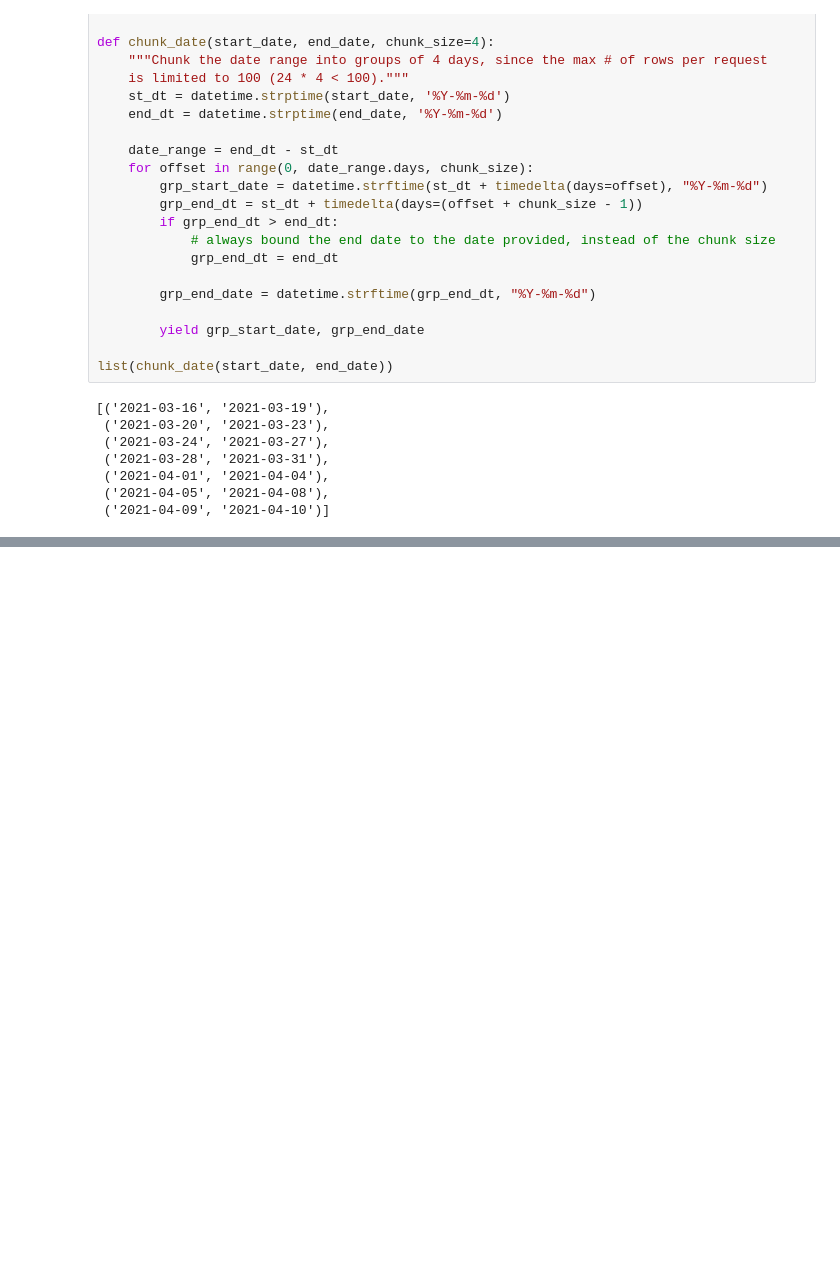
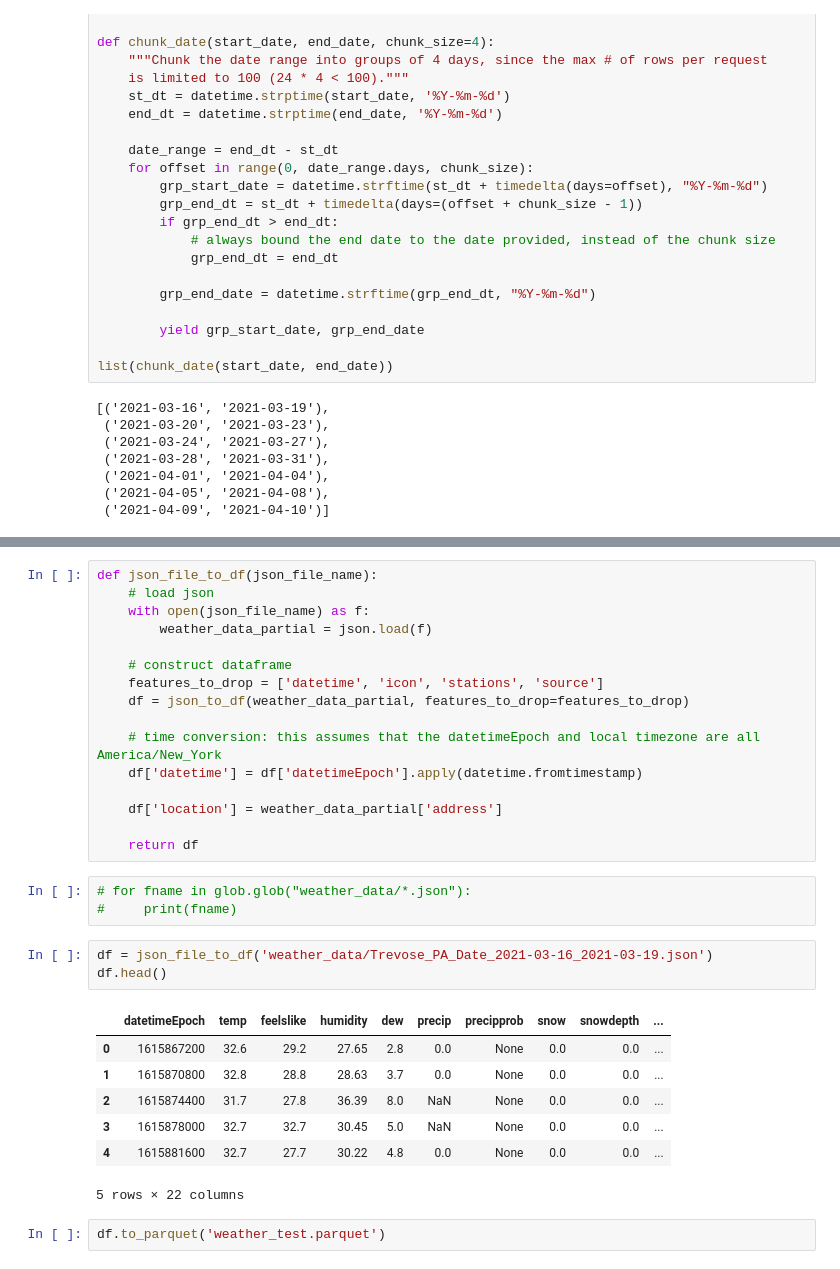
Before and after one commit to qcabel/park-recommendation, a Jupyter notebook: get_weather_data.ipynb, the cells around one changed output, grey strips where cells are left out. Drawn from its saved outputs; the diff is of its cells as text; blank space fills up the shorter version.

```diff
--- a/get_weather_data.ipynb
+++ b/get_weather_data.ipynb
@@ -473,0 +475,32 @@ Fetching weather data for Pottstown,PA @ 2021-03-16 -> 2021-03-19
+# %%
+def json_file_to_df(json_file_name):
+    # load json
+    with open(json_file_name) as f:
+        weather_data_partial = json.load(f)
+
+    # construct dataframe
+    features_to_drop = ['datetime', 'icon', 'stations', 'source']
+    df = json_to_df(weather_data_partial, features_to_drop=features_to_drop)
+
+    # time conversion: this assumes that the datetimeEpoch and local timezone are all America/New_York
+    df['datetime'] = df['datetimeEpoch'].apply(datetime.fromtimestamp)
+
+    df['location'] = weather_data_partial['address']
+
+    return df
+# %%
+# for fname in glob.glob("weather_data/*.json"):
+#     print(fname)
+# %%
+df = json_file_to_df('weather_data/Trevose_PA_Date_2021-03-16_2021-03-19.json')
+df.head()
+# %% [output]
+|  | datetimeEpoch | temp | feelslike | humidity | dew | precip | precipprob | snow | snowdepth | ... |
+| 0 | 1615867200 | 32.6 | 29.2 | 27.65 | 2.8 | 0.0 | None | 0.0 | 0.0 | ... |
+| 1 | 1615870800 | 32.8 | 28.8 | 28.63 | 3.7 | 0.0 | None | 0.0 | 0.0 | ... |
+| 2 | 1615874400 | 31.7 | 27.8 | 36.39 | 8.0 | NaN | None | 0.0 | 0.0 | ... |
+| 3 | 1615878000 | 32.7 | 32.7 | 30.45 | 5.0 | NaN | None | 0.0 | 0.0 | ... |
+| 4 | 1615881600 | 32.7 | 27.7 | 30.22 | 4.8 | 0.0 | None | 0.0 | 0.0 | ... |
+5 rows × 22 columns
+# %%
+df.to_parquet('weather_test.parquet')
```
Also changed, not shown: parts of 20 cells of this notebook, 1 other file.
